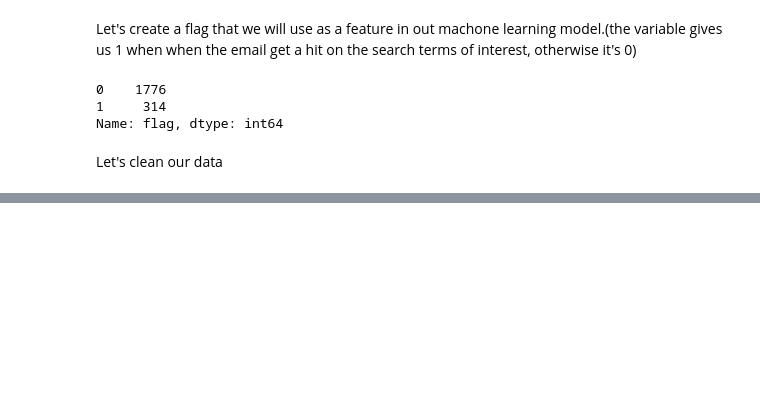
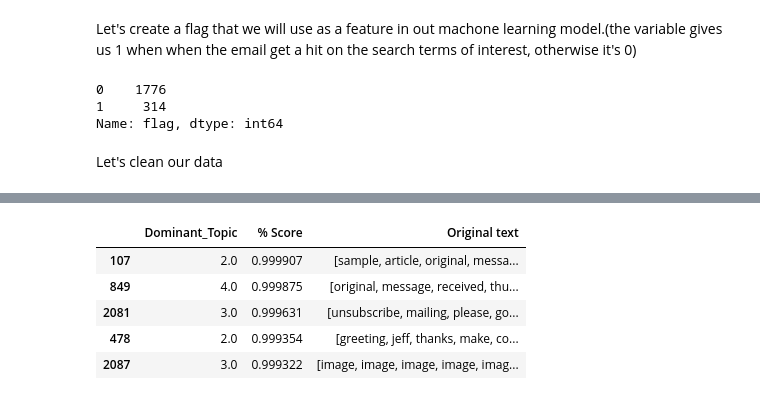
Before and after one commit to go3ku/Fraud-Detection, a Jupyter notebook: fraud_detection.ipynb, the cells around one changed output, grey strips where cells are left out. Saved outputs shown, nothing was run; the diff lists cells and outputs as text; code cells hidden in the pictures; blank space fills up the shorter version.

```diff
--- a/fraud_detection.ipynb
+++ b/fraud_detection.ipynb
@@ -1119,0 +1199,9 @@ LookupError:
+# %%
+topic_details.sort_values(by=['% Score'], ascending=False).head(10).head()
+# %% [output]
+|  | Dominant_Topic | % Score | Original text |
+| 107 | 2.0 | 0.999907 | [sample, article, original, messa... |
+| 849 | 4.0 | 0.999875 | [original, message, received, thu... |
+| 2081 | 3.0 | 0.999631 | [unsubscribe, mailing, please, go... |
+| 478 | 2.0 | 0.999354 | [greeting, jeff, thanks, make, co... |
+| 2087 | 3.0 | 0.999322 | [image, image, image, image, imag... |
```
Also changed, not shown: parts of 28 cells of this notebook.
